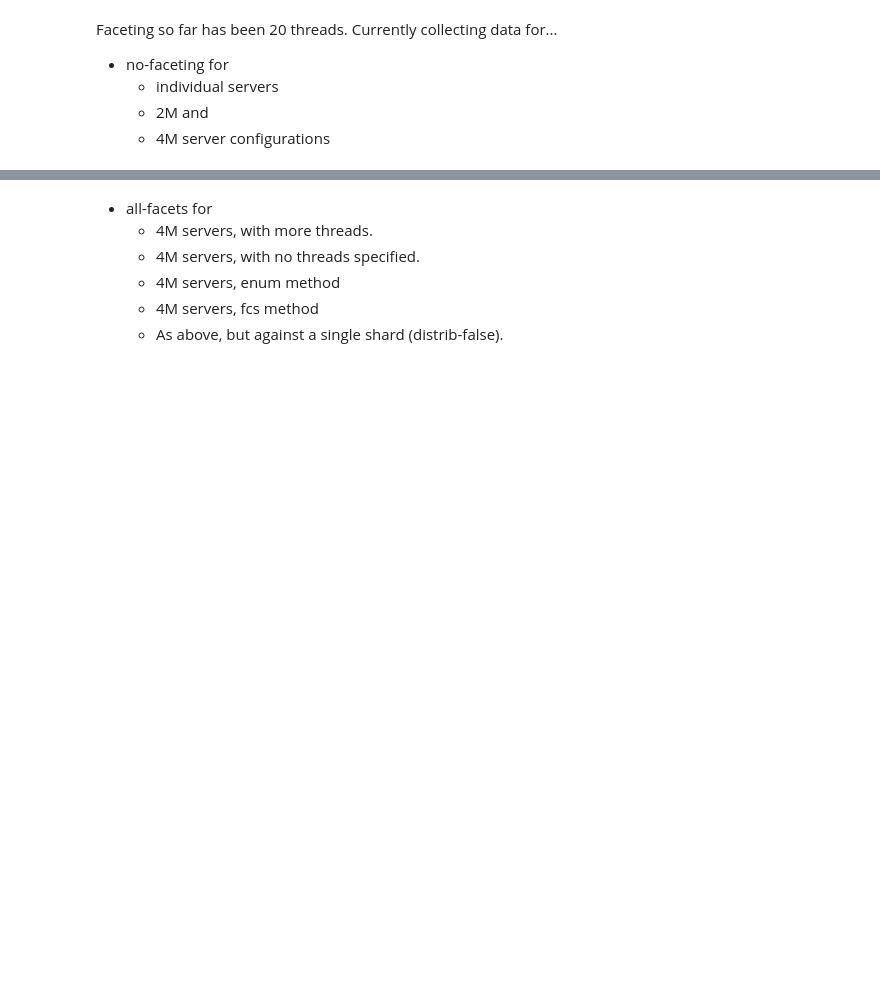
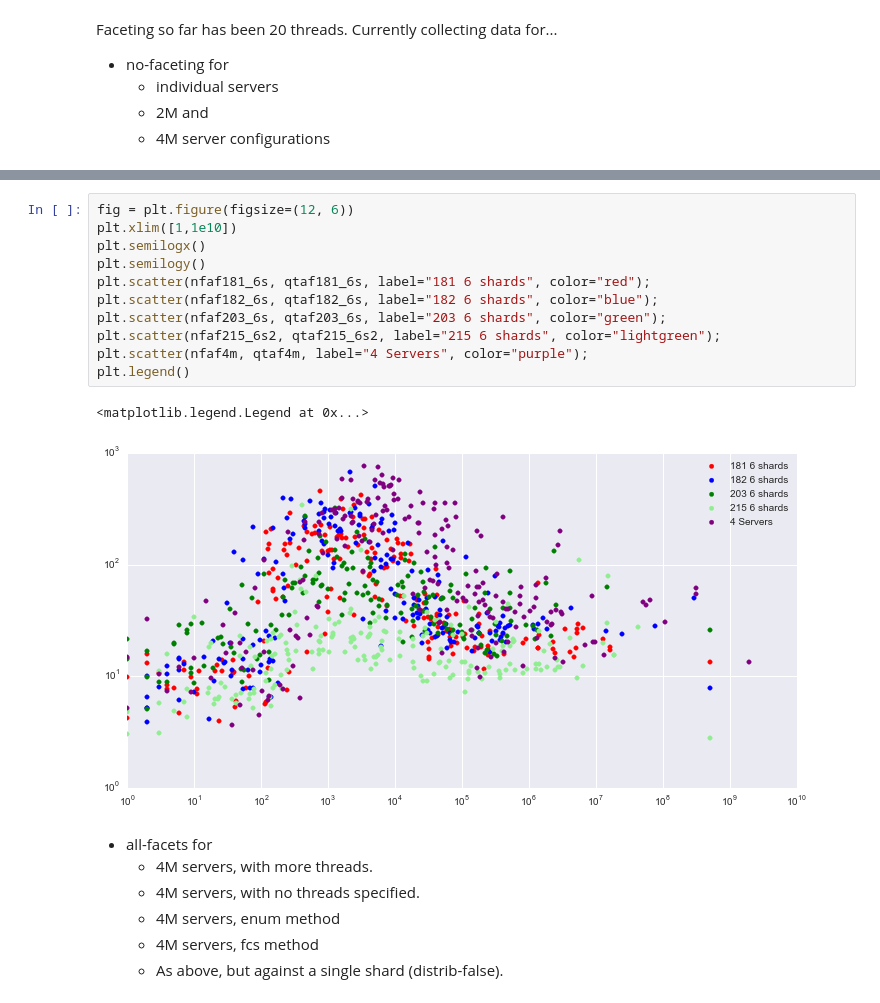
Before and after one commit to anjackson/keeping-codes, a Jupyter notebook: experiments/Scaling The Indexer.ipynb, the cells around one changed output, grey strips where cells are left out. Cells and saved outputs as stored; diff of their text form; blank space fills up the shorter version.

```diff
--- a/experiments/Scaling The Indexer.ipynb
+++ b/experiments/Scaling The Indexer.ipynb
@@ -1356,3 +1416,17 @@ plt.semilogy()
+# %%
+fig = plt.figure(figsize=(12, 6))
+plt.xlim([1,1e10])
+plt.semilogx()
+plt.semilogy()
+plt.scatter(nfaf181_6s, qtaf181_6s, label="181 6 shards", color="red");
+plt.scatter(nfaf182_6s, qtaf182_6s, label="182 6 shards", color="blue");
+plt.scatter(nfaf203_6s, qtaf203_6s, label="203 6 shards", color="green");
+plt.scatter(nfaf215_6s2, qtaf215_6s2, label="215 6 shards", color="lightgreen");
+plt.scatter(nfaf4m, qtaf4m, label="4 Servers", color="purple");
+plt.legend()
+# %% [output]
+<matplotlib.legend.Legend at 0x...>
+[figure, added]
 # %% [markdown]
 * all-facets for
     * 4M servers, with more threads.
```
Also changed, not shown: parts of 3 cells of this notebook, 29 other files.
